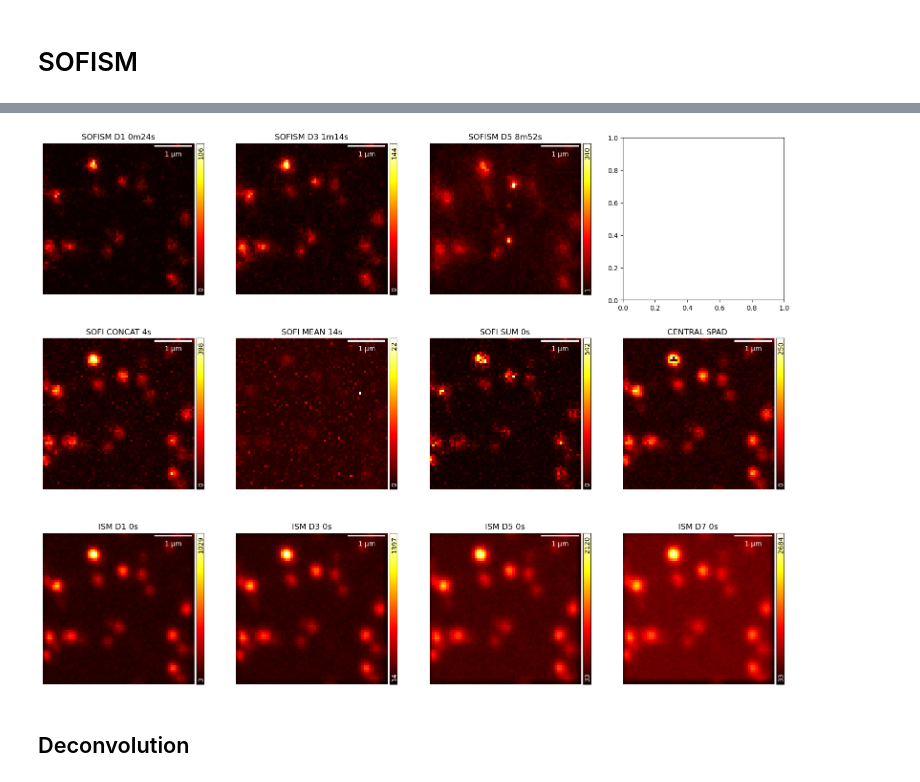
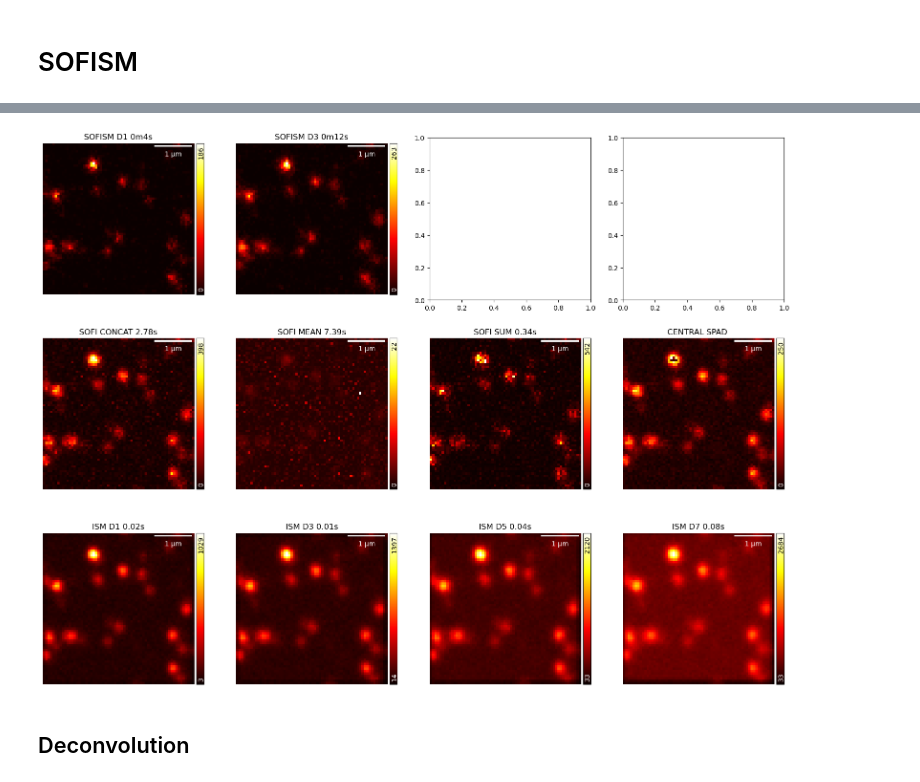
Before and after one commit to CarminatiGiovanni/tesi, a Jupyter notebook: SOFI_ISM_SOFISM GIO FAST.ipynb, the cells around one changed output, grey strips where cells are left out. Drawn from its saved outputs; the diff is of its cells as text; code cells hidden in the pictures.

```diff
--- a/SOFI_ISM_SOFISM GIO FAST.ipynb
+++ b/SOFI_ISM_SOFISM GIO FAST.ipynb
@@ -33,7 +34,7 @@ import plotly.express as px
 
 from time import time
 # %%
-file = 'Qdots_770nm_34mW_FOV4um_64x64_100rip_1msPixel_ROI8'
+file = 'Qdots_770nm_34mW_FOV3um_32x32_50rip_5msPixel_ROI7'
 
 # Qdots_37mW_FOV5um_64x64_100rip_5msPixel # fototubo?
 # Qdots_770nm_34mW_FOV4um_64x64_100rip_1msPixel_ROI8
@@ -682,4 +685,20 @@ plt.show()
 [figure]
 # %% [markdown]
 # SOFISM
+# %%
+def batched_fft_correlate(sig1, sig2):
+        """
+        sig1, sig2: shape (ny, nx, nt)
+        Returns correlation with shape (ny, nx, nt)
+        mode='same' behavior
+        """
+        ny, nx, nt = sig1.shape
+        # FFT length for 'same' mode
+        nfft = nt
+        f1 = np.fft.fft(sig1.reshape(-1, nt), n=nfft, axis=1)
+        f2 = np.fft.fft(sig2.reshape(-1, nt), n=nfft, axis=1)
+        corr = np.fft.ifft(f1 * np.conj(f2), axis=1).real
+        # Shift so that center aligns like mode='same'
+        corr = np.fft.fftshift(corr, axes=1)
+        return corr.reshape(ny, nx, nt)
 # %%
@@ -861,42 +889,50 @@ print('\nimage SOFISM D7 done: ' + str(int(TIME_SOFISM_D7/60)) + 'm' + str(int(T
 # %%
 fig, ax = plt.subplots(3, 4, figsize=(5*4,15))
 
-gra.ShowImg(SOFISM_D1, pxsize_x = pxsizex, fig = fig, ax = ax[0,0])
-ax[0,0].set_title('SOFISM D1 ' + str(int(TIME_SOFISM_D1/60)) + 'm' + str(int(TIME_SOFISM_D1%60)) + 's')
+try:
+    gra.ShowImg(SOFISM_D1, pxsize_x = pxsizex, fig = fig, ax = ax[0,0])
+    ax[0,0].set_title('SOFISM D1 ' + str(int(TIME_SOFISM_D1/60)) + 'm' + str(int(TIME_SOFISM_D1%60)) + 's')
 
-gra.ShowImg(SOFISM_D3, pxsize_x = pxsizex, fig = fig, ax = ax[0,1])
-ax[0,1].set_title('SOFISM D3 ' + str(int(TIME_SOFISM_D3/60)) + 'm' + str(int(TIME_SOFISM_D3%60)) + 's')
+    gra.ShowImg(SOFISM_D3, pxsize_x = pxsizex, fig = fig, ax = ax[0,1])
+    ax[0,1].set_title('SOFISM D3 ' + str(int(TIME_SOFISM_D3/60)) + 'm' + str(int(TIME_SOFISM_D3%60)) + 's')
 
-gra.ShowImg(SOFISM_D5, pxsize_x = pxsizex, fig = fig, ax = ax[0,2])
-ax[0,2].set_title('SOFISM D5 ' + str(int(TIME_SOFISM_D5/60)) + 'm' + str(int(TIME_SOFISM_D5%60)) + 's')
+    gra.ShowImg(SOFISM_D5, pxsize_x = pxsizex, fig = fig, ax = ax[0,2])
+    ax[0,2].set_title('SOFISM D5 ' + str(int(TIME_SOFISM_D5/60)) + 'm' + str(int(TIME_SOFISM_D5%60)) + 's')
 
-# gra.ShowImg(SOFISM_D7, pxsize_x = pxsizex, fig = fig, ax = ax[0,3])
-# ax[0,3].set_title('SOFISM D7 ' + str(int(TIME_SOFISM_D7/60)) + 'm' + str(int(TIME_SOFISM_D7%60)) + 's')
+
+    gra.ShowImg(SOFISM_D7, pxsize_x = pxsizex, fig = fig, ax = ax[0,3])
+    ax[0,3].set_title('SOFISM D7 ' + str(int(TIME_SOFISM_D7/60)) + 'm' + str(int(TIME_SOFISM_D7%60)) + 's')
+except:
+    pass
 
 gra.ShowImg(SOFI_CONCAT[:,:,0], pxsize_x = pxsizex, fig = fig, ax = ax[1,0])
-ax[1,0].set_title('SOFI CONCAT ' + str(int(TIME_SOFI_CONCAT)) + 's')
+ax[1,0].set_title('SOFI CONCAT ' + str(np.round(TIME_SOFI_CONCAT,2)) + 's')
 
 gra.ShowImg(SOFI_MEAN[:,:,0], pxsize_x = pxsizex, fig = fig, ax = ax[1,1])
-ax[1,1].set_title('SOFI MEAN ' + str(int(TIME_SOFI_MEAN)) + 's')
+ax[1,1].set_title('SOFI MEAN ' + str(np.round(TIME_SOFI_MEAN,2)) + 's')
 
 gra.ShowImg(SOFI_SUM[:,:,0], pxsize_x = pxsizex, fig = fig, ax = ax[1,2])
-ax[1,2].set_title('SOFI SUM ' + str(int(TIME_SOFI_SUM)) + 's')
+ax[1,2].set_title('SOFI SUM ' + str(np.round(TIME_SOFI_SUM,2)) + 's')
 
 gra.ShowImg(CENTRAL_SPAD, pxsize_x = pxsizex, fig = fig, ax = ax[1,3])
 ax[1,3].set_title('CENTRAL SPAD ')
 
+
+
 gra.ShowImg(ISM_D1, pxsize_x = pxsizex, fig = fig, ax = ax[2,0])
-ax[2,0].set_title('ISM D1 ' + str(int(TIME_ISM_D1)) + 's')
+ax[2,0].set_title('ISM D1 ' + str(np.round(TIME_ISM_D1,2)) + 's')
 
 gra.ShowImg(ISM_D3, pxsize_x = pxsizex, fig = fig, ax = ax[2,1])
-ax[2,1].set_title('ISM D3 ' + str(int(TIME_ISM_D3)) + 's')
+ax[2,1].set_title('ISM D3 ' + str(np.round(TIME_ISM_D3,2)) + 's')
 
 gra.ShowImg(ISM_D5, pxsize_x = pxsizex, fig = fig, ax = ax[2,2])
-ax[2,2].set_title('ISM D5 ' + str(int(TIME_ISM_D5)) + 's')
+ax[2,2].set_title('ISM D5 ' + str(np.round(TIME_ISM_D5,2)) + 's')
 
 gra.ShowImg(ISM_D7, pxsize_x = pxsizex, fig = fig, ax = ax[2,3])
-ax[2,3].set_title('ISM D7 ' + str(int(TIME_ISM_D7)) + 's')
+ax[2,3].set_title('ISM D7 ' + str(np.round(TIME_ISM_D7,2)) + 's')
 
 plt.show()
+
+# fig.savefig(path.join(dir,'images','output','COMPARISON',file + ' stack.tiff'), dpi=300)
 # %% [output]
-[figure, old version]
+[figure, new version]
```
Also changed, not shown: parts of 57 cells of this notebook, 18 other files.
